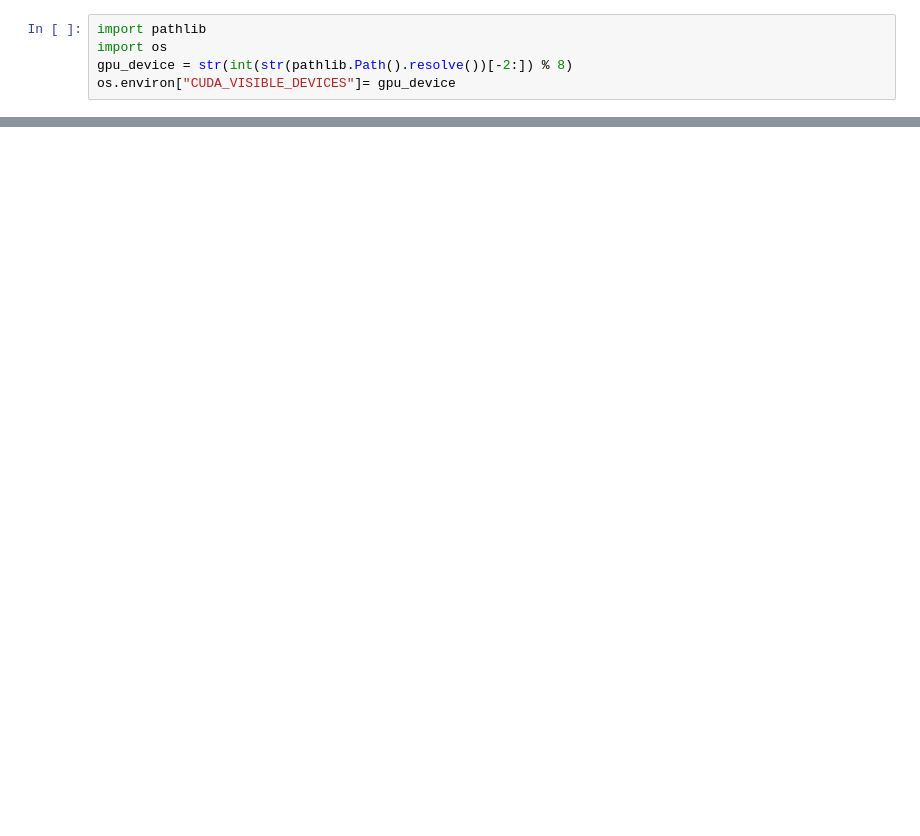
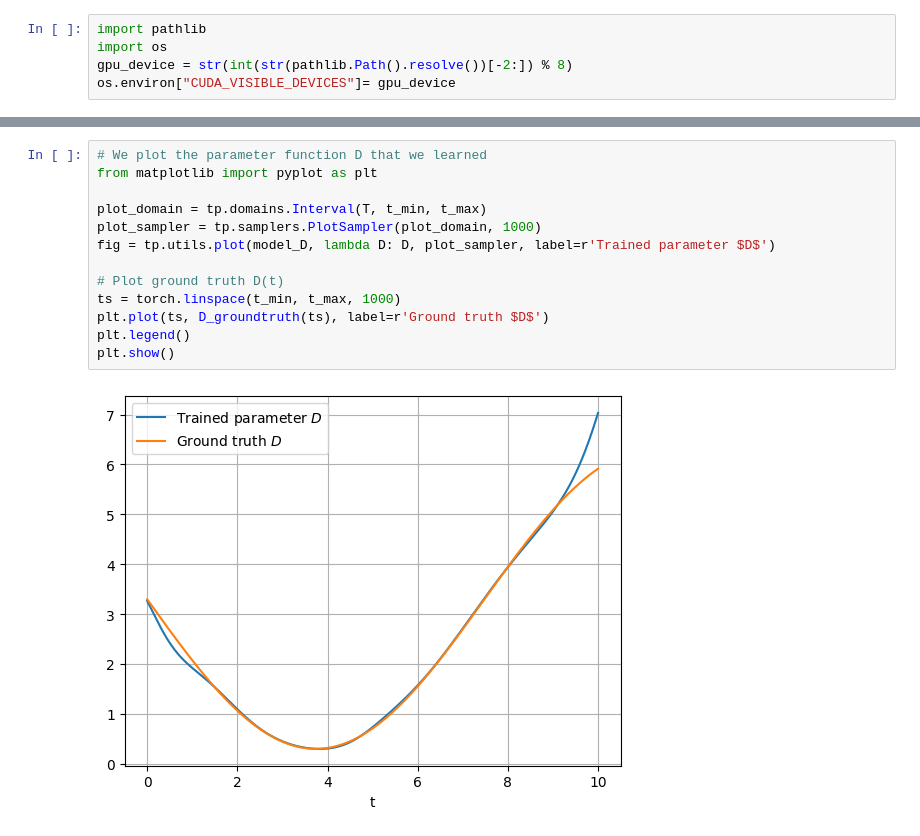
Before and after one commit to TomF98/torchphysics, a Jupyter notebook: examples/Day2/Sol_8b.ipynb, the cells around one changed output, grey strips where cells are left out. Drawn from its saved outputs; the diff is of its cells as text; blank space fills up the shorter version.

```diff
--- a/examples/Day2/Sol_8b.ipynb
+++ b/examples/Day2/Sol_8b.ipynb
@@ -204,0 +225,15 @@ plt.show()
+# %%
+# We plot the parameter function D that we learned
+from matplotlib import pyplot as plt
+
+plot_domain = tp.domains.Interval(T, t_min, t_max)
+plot_sampler = tp.samplers.PlotSampler(plot_domain, 1000)
+fig = tp.utils.plot(model_D, lambda D: D, plot_sampler, label=r'Trained parameter $D$')
+
+# Plot ground truth D(t)
+ts = torch.linspace(t_min, t_max, 1000)
+plt.plot(ts, D_groundtruth(ts), label=r'Ground truth $D$')
+plt.legend()
+plt.show()
+# %% [output]
+[figure, added]
```
Also changed, not shown: parts of 26 cells of this notebook, 1 other file.
